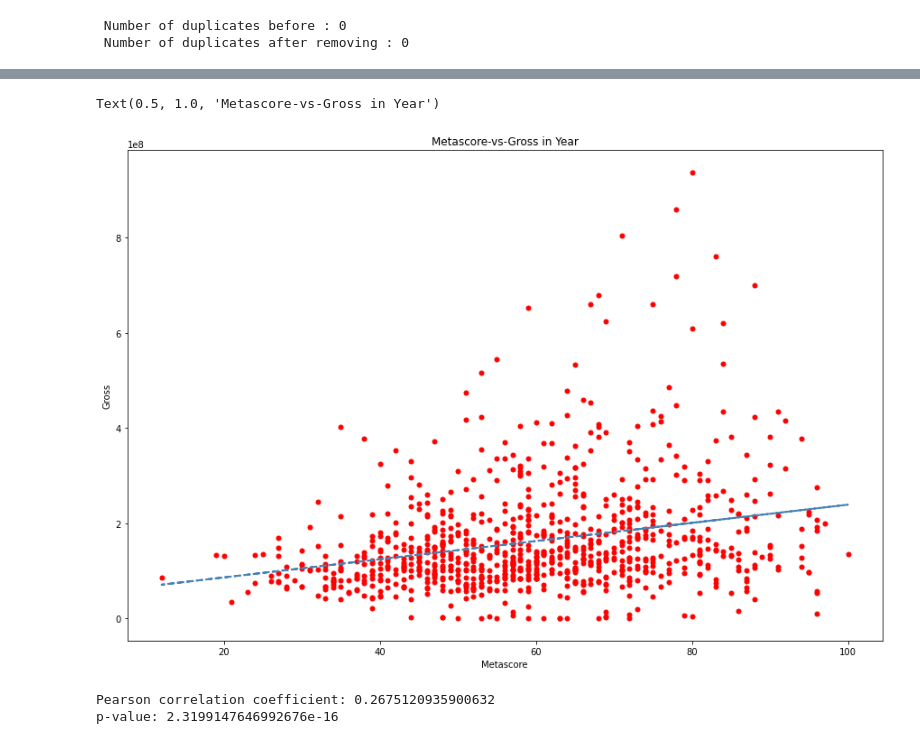
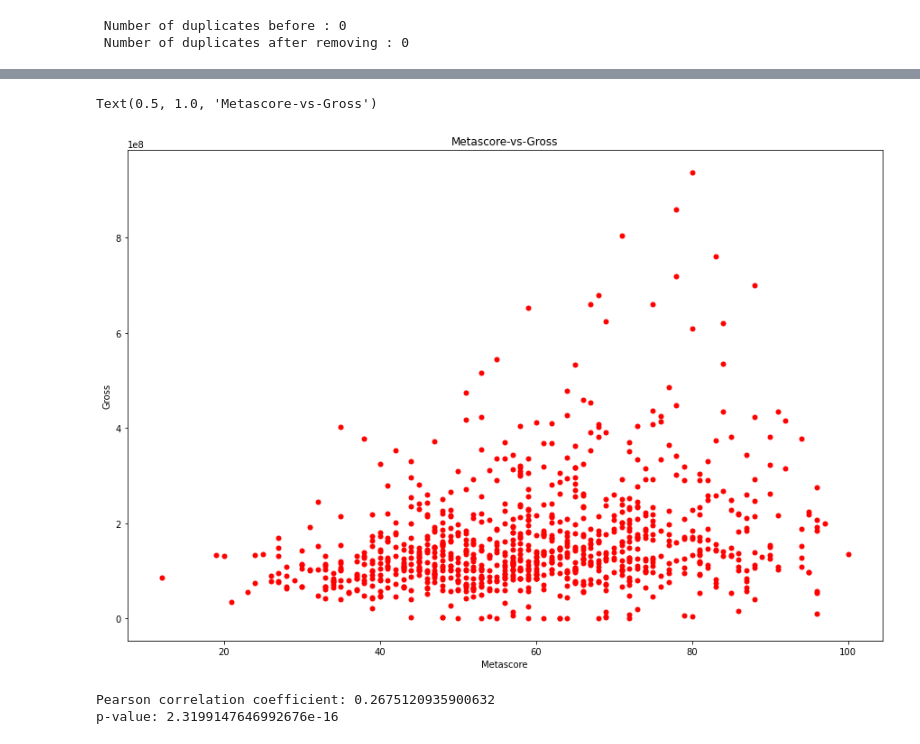
Before and after one commit to BrianTruong23/i310D_assignment7, a Jupyter notebook: Assignment 7 I310D.ipynb, the cells around one changed output, grey strips where cells are left out. Saved outputs shown, nothing was run; the diff lists cells and outputs as text; code cells hidden in the pictures.

```diff
--- a/Assignment 7 I310D.ipynb
+++ b/Assignment 7 I310D.ipynb
@@ -184,26 +184,23 @@ final_data.describe()
 # %%
 from matplotlib import pyplot as plt
+import seaborn as sns
 import numpy as np
 
 metascore = final_data["metascore"]
 gross = final_data["gross"]
 year = final_data["year"]
 rating = final_data["rating"]
 
 plt.figure(figsize = (15,10))
 plt.xlabel("Metascore")
 plt.ylabel("Gross")
-
-# find line of best fit
-a, b = np.polyfit(metascore, gross, 1)
-plt.plot(metascore, a*metascore+b, color='steelblue', linestyle='--', linewidth=2)
 plt.scatter(metascore,gross, marker=".", color = "red", s = 100)
 
 # We can add a title too
-plt.title("Metascore-vs-Gross in Year")
+plt.title("Metascore-vs-Gross")
 # %% [output]
-Text(0.5, 1.0, 'Metascore-vs-Gross in Year')
+Text(0.5, 1.0, 'Metascore-vs-Gross')
-[figure, old version]
+[figure, new version]
 # %%
 # Pearson correlation
 import scipy.stats as stats
```
Also changed, not shown: parts of 6 cells of this notebook, 1 other file.
